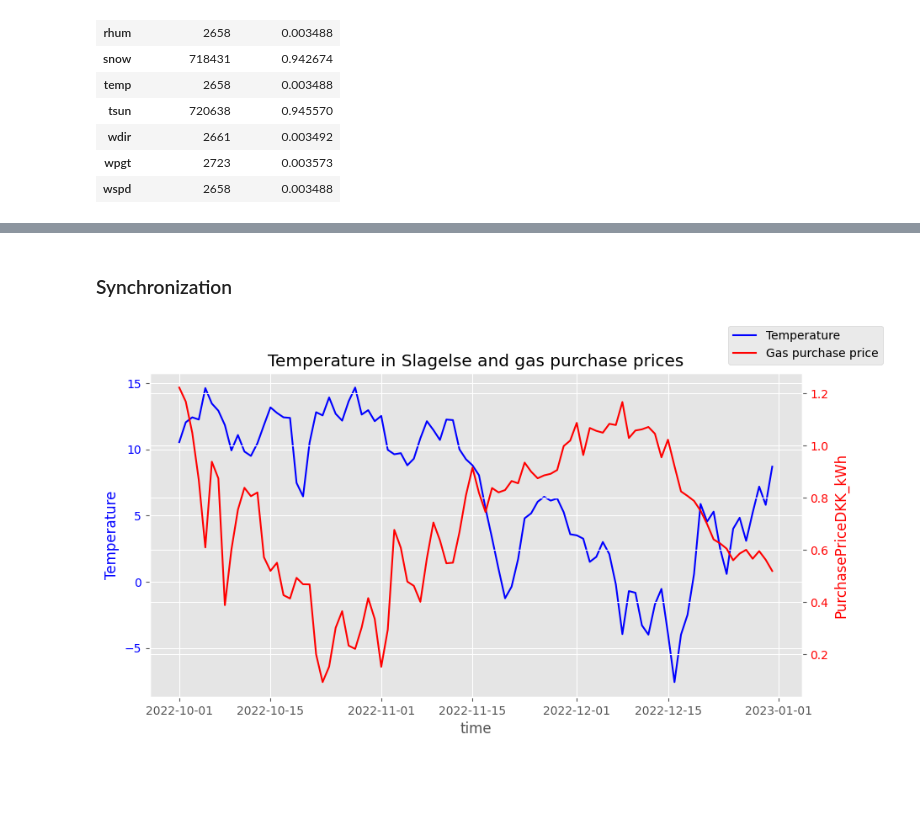
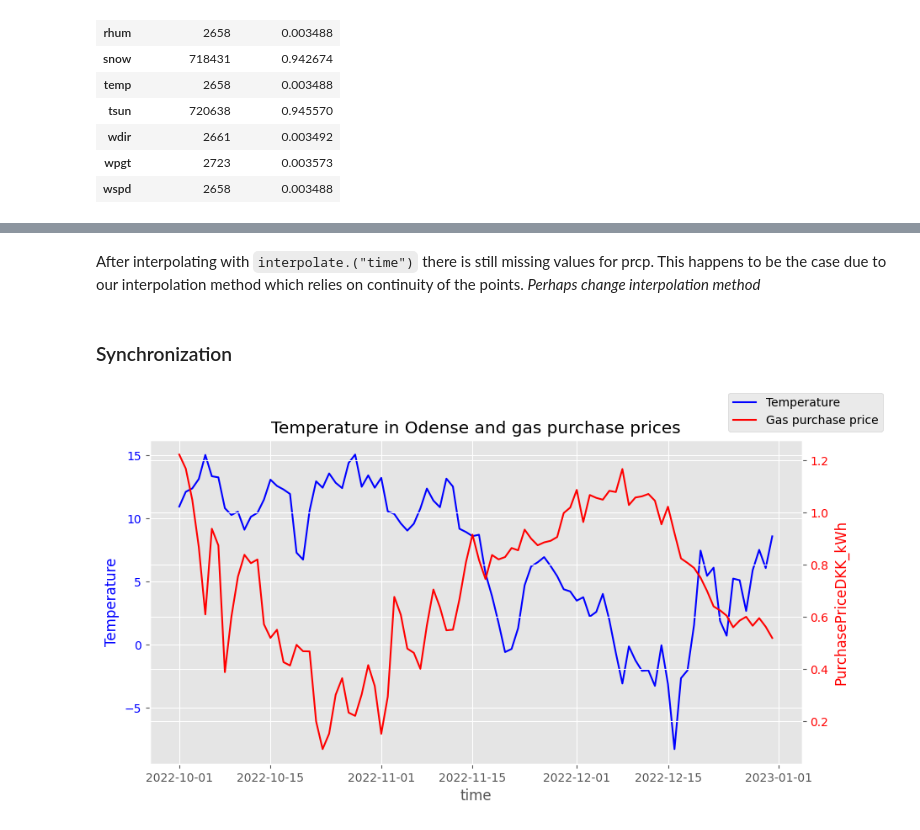
Before and after one commit to aadle/data-to-decision-320, a Jupyter notebook: project_2/project_2.ipynb, the cells around one changed output, grey strips where cells are left out. Cells and saved outputs as stored; diff of their text form; code cells hidden in the pictures; blank space fills up the shorter version.

Commit message:
Improved imputation for 'weather' by imputing over municipalities.

```diff
--- a/project_2/project_2.ipynb
+++ b/project_2/project_2.ipynb
@@ -738,4 +916,0 @@ For the remaining features it would be reasonable to impute the missing values a
-# %%
-# Preparing DataFrame for interpolation
-df_weather_data = df_weather_data.sort_values("datetime", ascending=True)
-df_weather_data.set_index("datetime", inplace=True)
@@ -796,11 +1023,17 @@ na_overview(df_weather_data)
+# %% [markdown]
+After interpolating with `interpolate.("time")` there is still missing values for prcp. This happens to be the case due to our interpolation method which relies on continuity of the points. *Perhaps change interpolation method*
 # %% [markdown]
 ### Synchronization
 # %%
-def sync_weather_to_gas(weather_df: pd.DataFrame, gas_df: pd.DataFrame,
-                        time_weather: str, time_gas: str,
-                        weather_property: str, municipality: str,
-                        accumulation_mtd: str = "mean"):
-
+def sync_weather_to_gas(
+    weather_df: pd.DataFrame,
+    gas_df: pd.DataFrame,
+    time_weather: str,
+    time_gas: str,
+    weather_property: str,
+    municipality: str,
+    accumulation_mtd: str = "mean",
+):
     # Dropping "id" as it will be a hurdle when aggregating
     weather_df = weather_df.drop(labels="id", axis=1)
     gas_df = gas_df.drop(labels="_id", axis=1)
@@ -828,32 +1061,41 @@ def sync_weather_to_gas(weather_df: pd.DataFrame, gas_df: pd.DataFrame,
 
     return combined_df[[weather_property, "PurchasePriceDKK_kWh"]]
 # %%
-random.seed(1234341) # Setting the seed for reproducability
+random.seed(1234341)  # Setting the seed for reproducability
 
 # Choose a random municipality
-rand_municipality = random.choice(df_weather_data["municipality"].unique())
-df_random = sync_weather_to_gas(df_weather_data, df_gas_prices, "datetime",
-                                "GasDay", "temp", rand_municipality)
+rand_municipality = random.choice(df_weather_data_c["municipality"].unique())
+df_random = sync_weather_to_gas(
+    df_weather_data,
+    df_gas_prices,
+    "datetime",
+    "GasDay",
+    "temp",
+    rand_municipality,
+)
 
-fig, ax1 = plt.subplots(figsize=(10,5))
+fig, ax1 = plt.subplots(figsize=(10, 5))
 
 # Plotting the temperatures
-ax1.plot(df_random.index, df_random["temp"],
-         color='b', label='Temperature')
+ax1.plot(df_random.index, df_random["temp"], color="b", label="Temperature")
 ax1.set_xlabel("time")
 ax1.set_ylabel("Temperature", color="b")
 ax1.tick_params(axis="y", labelcolor="b")
 
 # Plotting the gas purchase prices
 ax2 = ax1.twinx()
-ax2.plot(df_random.index, df_random["PurchasePriceDKK_kWh"],
-         color='r', label='Gas purchase price')
+ax2.plot(
+    df_random.index,
+    df_random["PurchasePriceDKK_kWh"],
+    color="r",
+    label="Gas purchase price",
+)
 ax2.set_ylabel("PurchasePriceDKK_kWh", color="r")
 ax2.tick_params(axis="y", labelcolor="r")
 
 fig.legend(loc="upper right")
 plt.title(f"Temperature in {rand_municipality} and gas purchase prices")
 
 plt.show()
 # %% [output]
-[figure, old version]
+[figure, new version]
```
Also changed, not shown: parts of 55 cells of this notebook.
